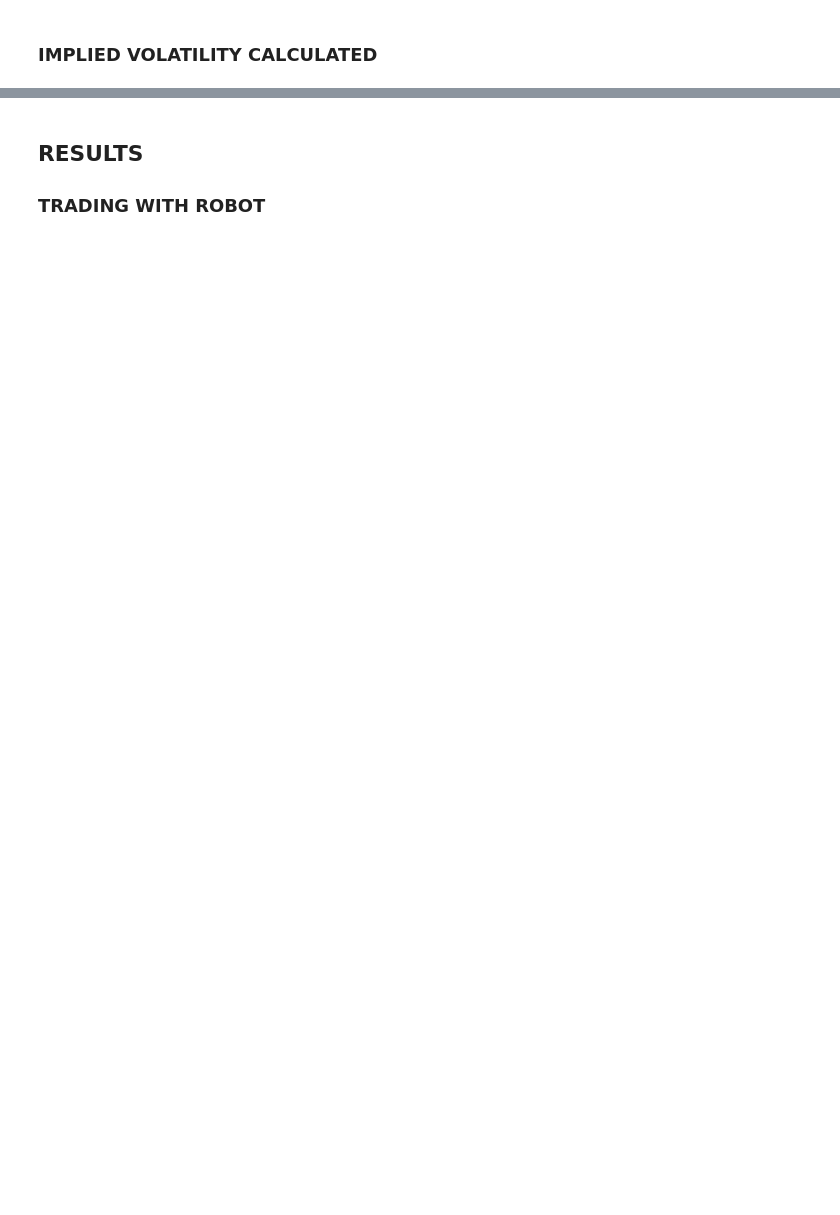
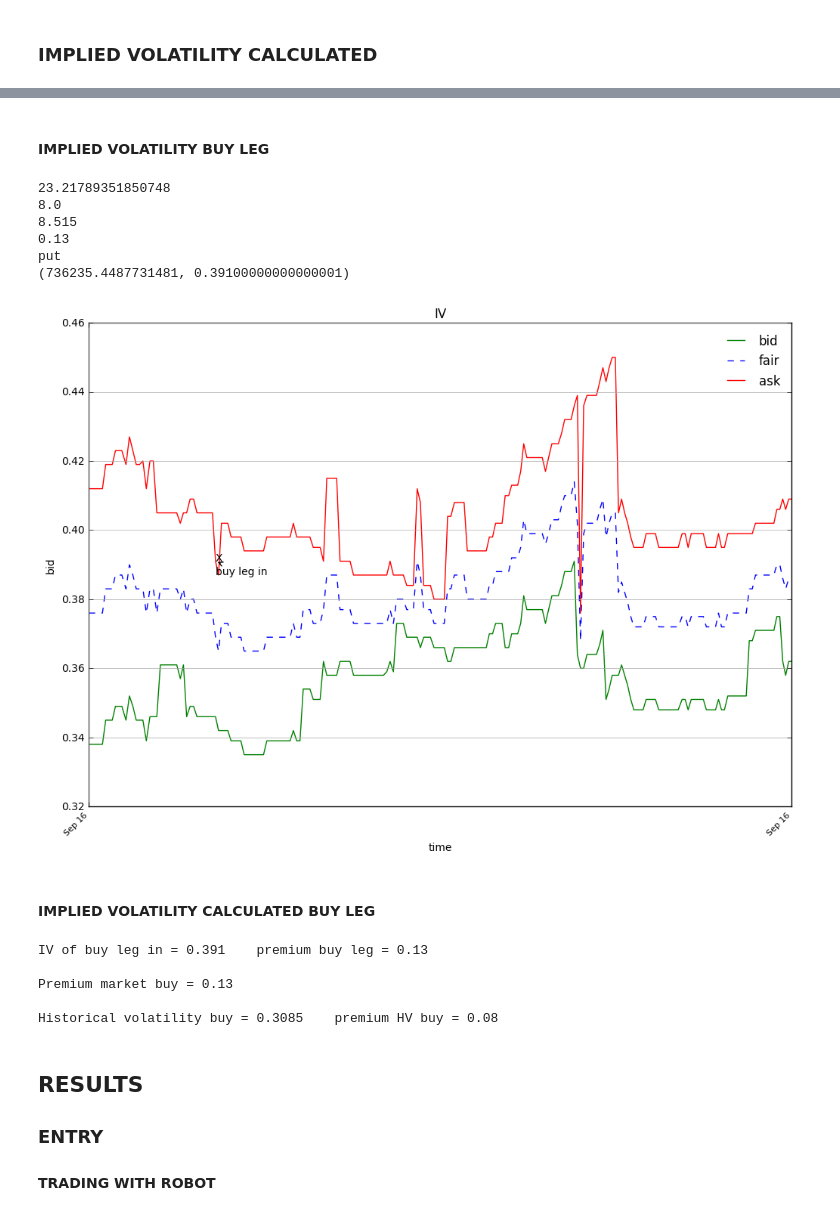
Before and after one commit to sergiosd/jupyter, a Jupyter notebook: TRADING CREDIT SPREAD.ipynb, the cells around one changed output, grey strips where cells are left out. Saved outputs shown, nothing was run; the diff lists cells and outputs as text; code cells hidden in the pictures; blank space fills up the shorter version.

```diff
--- a/TRADING CREDIT SPREAD.ipynb
+++ b/TRADING CREDIT SPREAD.ipynb
@@ -278,6 +392,58 @@ print('IV of write leg in = ' + str(write_leg_IV_in))
+# %% [markdown]
+#### IMPLIED VOLATILITY BUY LEG
+# %%
+# buy leg implied volatility
+graph_IV_buy = PrintTrading()
+graph_IV_buy.print_IV(option_type, premium_bid, under_price, strike_buy, time_list, expiration, data_name = 'bid',
+                     trace_type = 'g-')
+time_leg_IV_in = date2num(entry_date_buy)
+time_to_exp = date2num(expiration)-date2num(entry_date_buy)
+print(time_to_exp)
+print(strike_buy)
+print(underlying_buy)
+print(premium_buy)
+print(option_type)
+buy_leg_IV_in = Calculate().find_IV(option_type, premium_buy, underlying_buy, strike_buy, time_to_exp)
+xy = (date2num(entry_date_buy), buy_leg_IV_in)
+print(xy)
+xy_text = (date2num(entry_date_buy), buy_leg_IV_in * 0.99)
+
+graph_IV_buy.annotate('buy leg in', xy, xy_text)
+graph_IV_buy.text('X', date2num(entry_date_buy), buy_leg_IV_in)
+premium_trade = (premium_bid + premium_ask) / 2
+graph_IV_buy.add_IV(option_type, premium_trade, under_price, strike_buy, time_list, expiration, data_name = 'fair',
+                     trace_type = 'b--')
+graph_IV_buy.add_IV(option_type, premium_ask, under_price, strike_buy, time_list, expiration, data_name = 'ask',
+                     trace_type = 'r-')
+graph_IV_buy.show()
+# %% [output]
+23.21789351850748
+8.0
+8.515
+0.13
+put
+(736235.4487731481, 0.39100000000000001)
+[figure, added]
+# %% [markdown]
+#### IMPLIED VOLATILITY CALCULATED BUY LEG
+# %%
+# Buy_leg, IV
+print('IV of buy leg in = ' + str(buy_leg_IV_in) + '    premium buy leg = ' + str(premium_buy))
+print('\nPremium market buy = ' + '{0:.2f}'.format(ask_price_buy))
+premium_historical_buy = Calculate().value(option_type, underlying_buy, strike_buy, date2num(expiration) -
+                                           date2num(entry_date_buy), historical_volatility_buy, 0.01, 0)
+print('\nHistorical volatility buy = ' + str(historical_volatility_buy) +
+      '    premium HV buy = ' + '{0:.2f}'.format(premium_historical_buy))
+# %% [output]
+IV of buy leg in = 0.391    premium buy leg = 0.13
+
+Premium market buy = 0.13
+
+Historical volatility buy = 0.3085    premium HV buy = 0.08
 # %% [markdown]
 ## RESULTS
-### TRADING WITH ROBOT
+### ENTRY
+#### TRADING WITH ROBOT
 # %%
 print('IV of buy leg in = ' + str(buy_leg_IV_in) + '    premium buy leg = ' + str(premium_buy))
 print('IV of write leg in = ' + str(write_leg_IV_in) + '    premium write leg = ' + str(premium_write))
```
Also changed, not shown: parts of 32 cells of this notebook, 2 other files.
